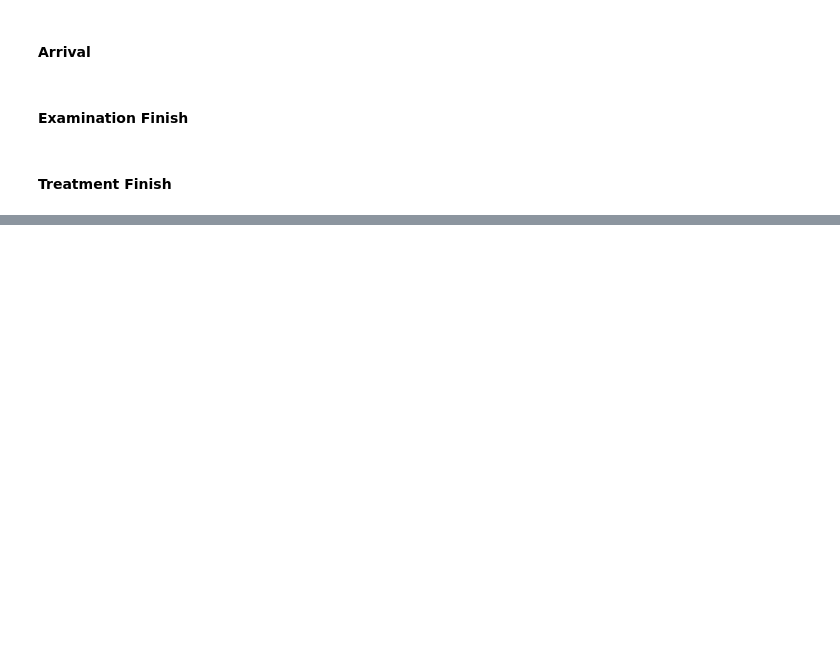
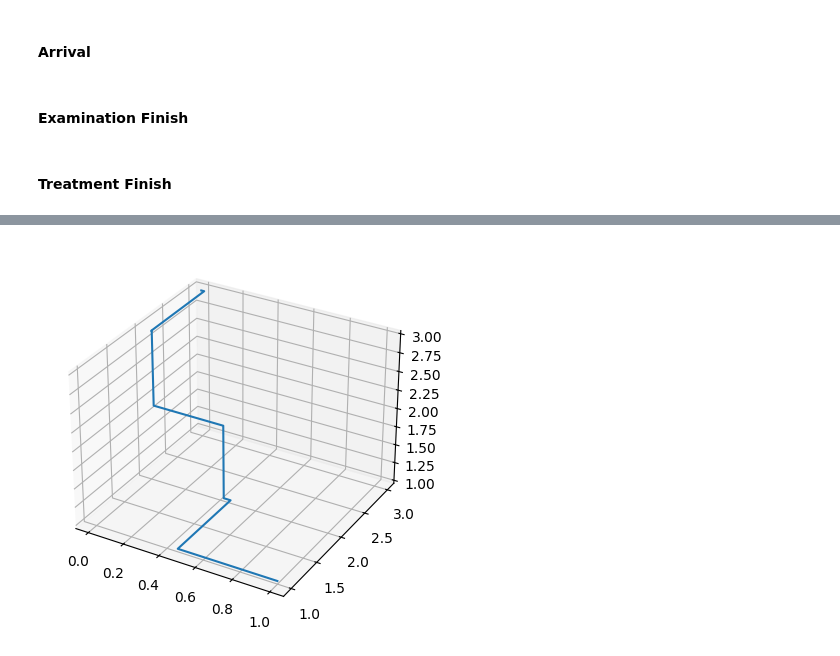
Before and after one commit to Hawmex/aut_principles_of_simulation, a Jupyter notebook: Class Assignments/project.ipynb, the cells around one changed output, grey strips where cells are left out. Cells and saved outputs as stored; diff of their text form; code cells hidden in the pictures; blank space fills up the shorter version.

```diff
--- a/Class Assignments/project.ipynb
+++ b/Class Assignments/project.ipynb
@@ -468,0 +571,20 @@ for split in ["warmup", "main"]:
+# %%
+optimalNumbersOfDoctors = []
+
+
+def getScore(alpha: float) -> pd.Series:
+    scores = alpha * allResults["avgUtil%"] + (1 - alpha) * (1 - allResults["avgWait%"])
+
+    return scores
+
+
+for i in range(1, 1000):
+    alpha = i / 1000
+    scores = getScore(alpha)
+
+    if i % 200 == 0:
+        allResults[f"Score (alpha={alpha})"] = scores
+
+    optimalNumbersOfDoctors.append((alpha, *scores.idxmax()))
+
+allResults
@@ -468,0 +603,11 @@ for split in ["warmup", "main"]:
+# %%
+optimalNumbersOfDoctorsDf = pd.DataFrame(
+    optimalNumbersOfDoctors,
+    columns=[
+        "alpha",
+        "examinersCount",
+        "physiciansCount",
+    ],
+).set_index("alpha")
+
+optimalNumbersOfDoctorsDf
@@ -468,0 +629,13 @@ for split in ["warmup", "main"]:
+# %%
+fig = plt.figure()
+ax = plt.axes(projection="3d")
+
+ax.plot3D(
+    optimalNumbersOfDoctorsDf.index,
+    optimalNumbersOfDoctorsDf["examinersCount"],
+    optimalNumbersOfDoctorsDf["physiciansCount"],
+)
+
+plt.show()
+# %% [output]
+[figure, added]
```
Also changed, not shown: parts of 19 cells of this notebook.
